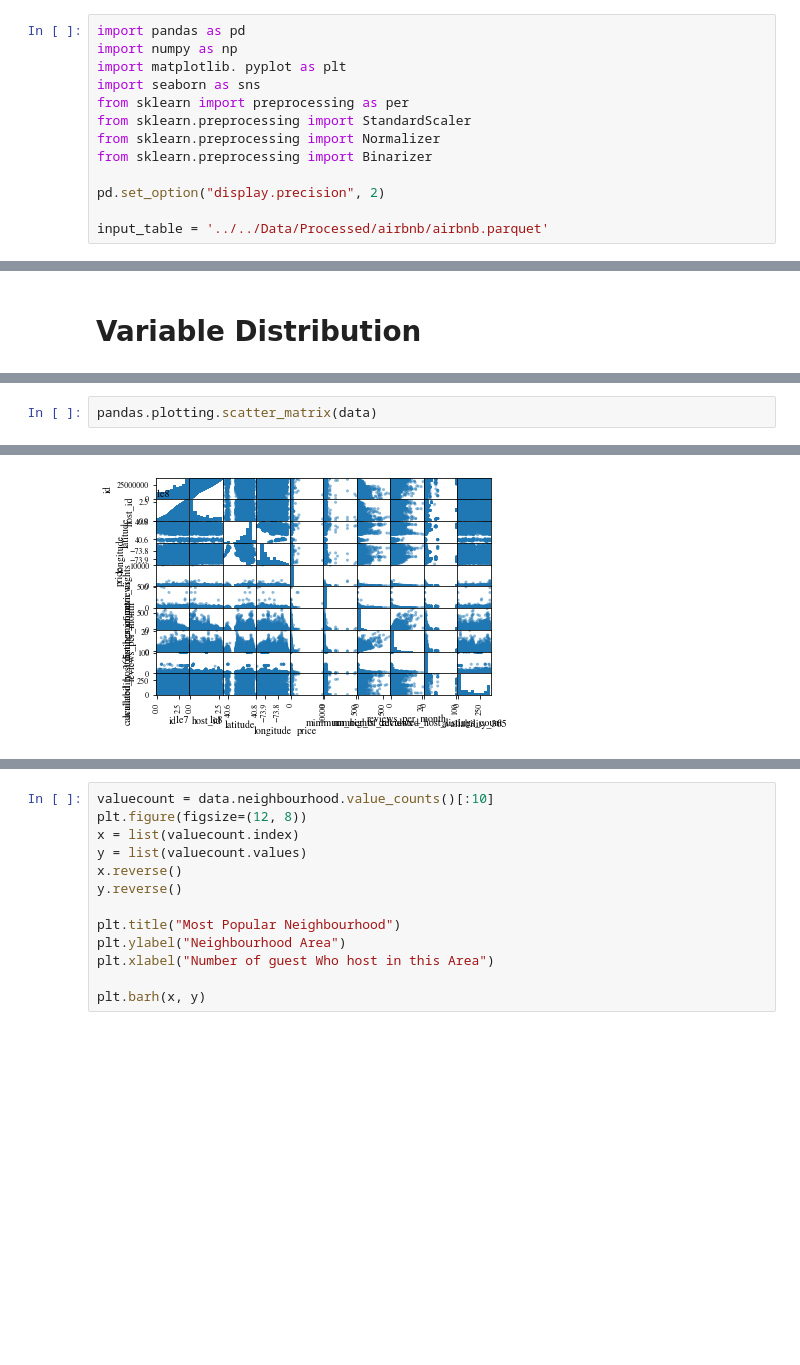
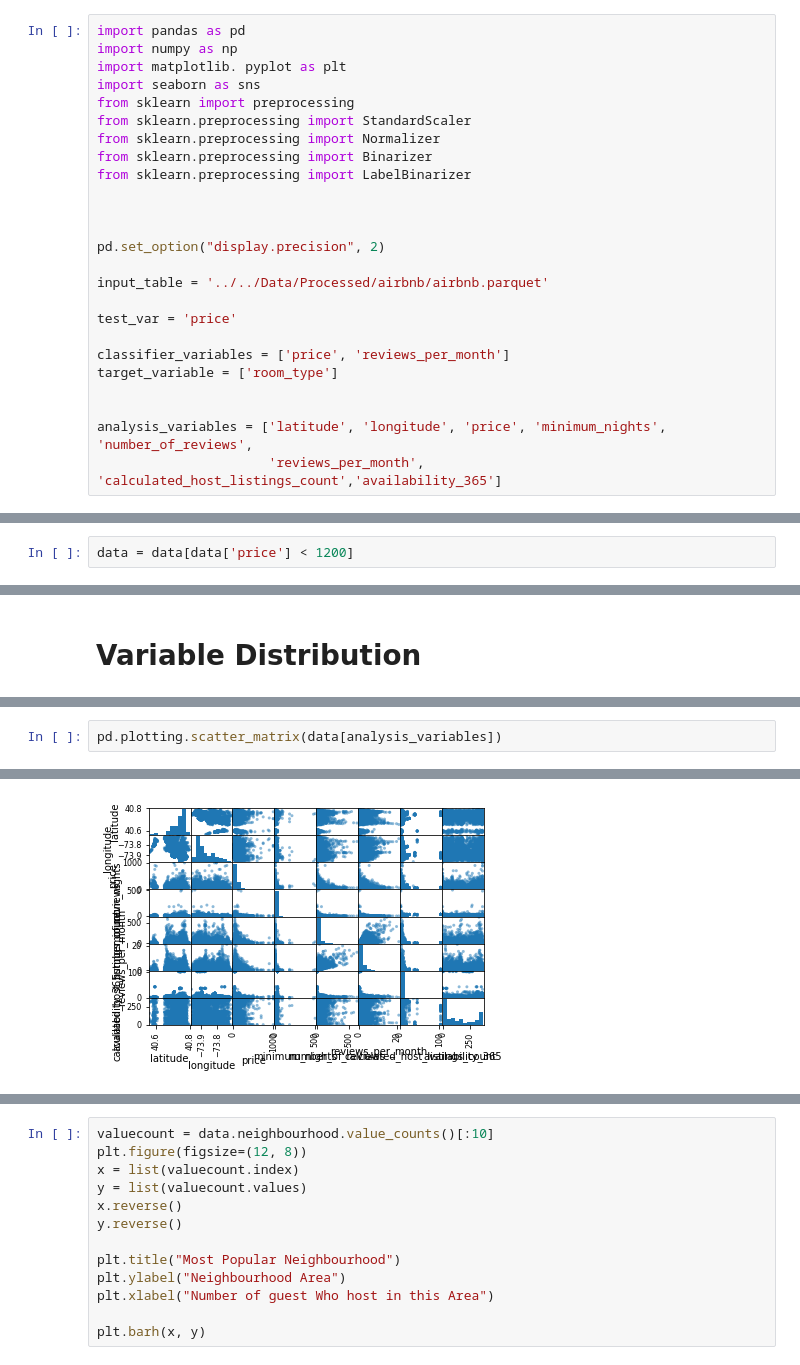
Before and after one commit to tciodaro/mit_ds_course, a Jupyter notebook: Code/Analysis/data_statistics.ipynb, the cells around one changed output, grey strips where cells are left out. Cells and saved outputs as stored; diff of their text form; blank space fills up the shorter version.

Commit message:
Mais alterações em data_statistics

```diff
--- a/Code/Analysis/data_statistics.ipynb
+++ b/Code/Analysis/data_statistics.ipynb
@@ -3,14 +3,26 @@ import pandas as pd
 import numpy as np
 import matplotlib. pyplot as plt
 import seaborn as sns
-from sklearn import preprocessing as per
+from sklearn import preprocessing
 from sklearn.preprocessing import StandardScaler
 from sklearn.preprocessing import Normalizer
 from sklearn.preprocessing import Binarizer
+from sklearn.preprocessing import LabelBinarizer
+
+
 
 pd.set_option("display.precision", 2)
 
 input_table = '../../Data/Processed/airbnb/airbnb.parquet'
+
+test_var = 'price'
+
+classifier_variables = ['price', 'reviews_per_month']
+target_variable = ['room_type']
+
+
+analysis_variables = ['latitude', 'longitude', 'price', 'minimum_nights', 'number_of_reviews',
+                      'reviews_per_month', 'calculated_host_listings_count','availability_365']
 # %% [markdown]
 # Load Data
 # %%
@@ -43,0 +58,2 @@ data.describe()
+# %%
+data = data[data['price'] < 1200]
@@ -184,4 +234,4 @@ for cname in num_variables:
 # %%
-pandas.plotting.scatter_matrix(data)
+pd.plotting.scatter_matrix(data[analysis_variables])
 # %% [output]
 array([[<matplotlib.axes._subplots.AxesSubplot object at 0x...>,
@@ -200,8 +250,8 @@ array([[<matplotlib.axes._subplots.AxesSubplot object at 0x...>,
         <matplotlib.axes._subplots.AxesSubplot object at 0x...>,
         <matplotlib.axes._subplots.AxesSubplot object at 0x...>,
         <matplotlib.axes._subplots.AxesSubplot object at 0x...>]],
       dtype=object)
-[figure, old version]
+[figure, new version]
 # %%
 sns.pairplot(data)
 # %% [output]
```
Also changed, not shown: parts of 92 cells of this notebook.
